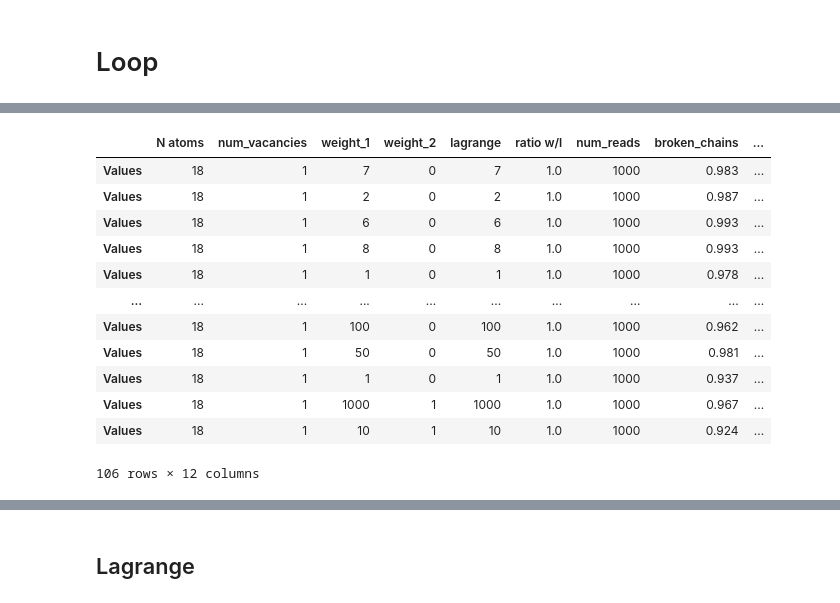
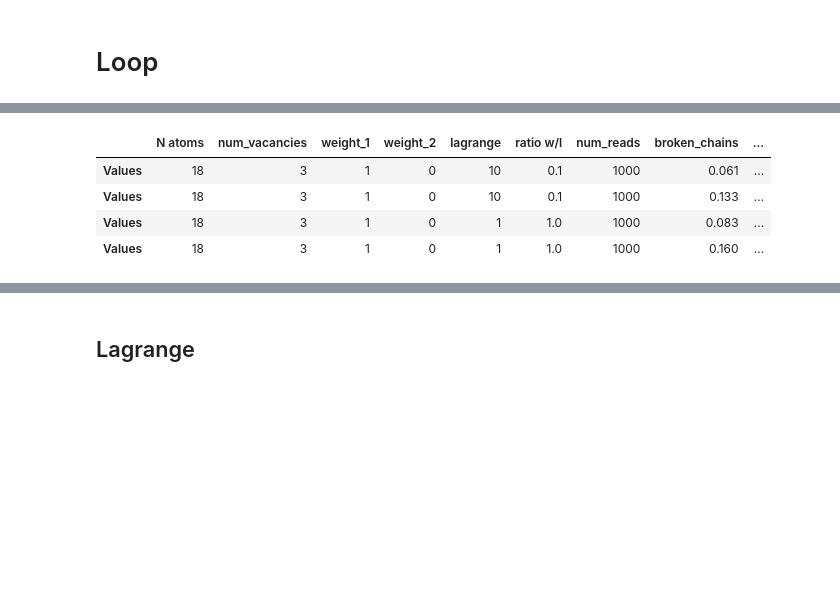
Before and after one commit to cmc-ucl/quantum_computing, a Jupyter notebook: Experiments.ipynb, the cells around one changed output, grey strips where cells are left out. Saved outputs shown, nothing was run; the diff lists cells and outputs as text; code cells hidden in the pictures; blank space fills up the shorter version.

```diff
--- a/Experiments.ipynb
+++ b/Experiments.ipynb
@@ -151,7 +95,7 @@ Broken:  data/graphene_C72_bqm_v36_cF_w110_w20_l10_r1000_t0_1657295151.json
 #INCLUDE BROKEN CHAINS
 import os
 
-directory = 'data'
+directory = 'data/test/'
 
 dataframes = []
 
@@ -163,14 +107,13 @@ for filename in os.listdir(directory):
         param = param.transpose()
         n_vac = param['num_vacancies'].values[0]
         n_atoms = param['N atoms'].values[0]
-        param['broken_chains'] = ratio_broken_chains(df)
-        #param['ratio_feasible'] = ratio_feasible(df,param['num_vacancies'].values[0],remove_broken_chains=False)
-        param['ratio_feasible'] = ratio_feasible(df,param['num_vacancies'].values[0], remove_broken_chains=False)
-        param['energy_distribution_all'] = ', '.join(str(x) for x in energy_distribution(df)[0])
-        param['multiplicity_all'] = ', '.join(str(x) for x in energy_distribution(df)[1])
-        param['energy_distribution'] = ', '.join(str(x) for x in energy_distribution(df, only_feasible=True, vacancies=param['num_vacancies'].values[0])[0])
-        #param['num_broken_bonds'] = ', '.join(str(x) for x in calc_num_broken_bonds(dataframe, remove_broken_chains = True, only_feasible = True, vacancies = param['num_vacancies'].values[0]))
-        param['multiplicity'] = ', '.join(str(x) for x in energy_distribution(df, only_feasible=True, vacancies=param['num_vacancies'].values[0])[1])
+        param['broken_chains'] = find_ratio_broken_chains(df)
+        param['ratio_feasible'] = find_ratio_feasible(df,param['num_vacancies'].values[0], remove_broken_chains=False)
+        param['energy_distribution_all'] = ', '.join(str(x) for x in find_energy_distribution(df)[0])
+        param['multiplicity_all'] = ', '.join(str(x) for x in find_energy_distribution(df)[1])
+        param['energy_distribution'] = ', '.join(str(x) for x in find_energy_distribution(df, only_feasible=True, vacancies=param['num_vacancies'].values[0])[0])
+        #param['num_broken_bonds'] = ', '.join(str(x) for x in find_num_broken_bonds(dataframe, remove_broken_chains = True, only_feasible = True, vacancies = param['num_vacancies'].values[0]))
+        param['multiplicity'] = ', '.join(str(x) for x in find_energy_distribution(df, only_feasible=True, vacancies=param['num_vacancies'].values[0])[1])
         param['ratio w/l'] = param['weight_1'] / param['lagrange']
         #print(energy_distribution(df, only_feasible=True, vacancies=n_vac))
         '''if energy_distribution(df, only_feasible=True, vacancies=n_vac)[0][0] == -(-1 - n_vac*2+n_atoms*1.5):
@@ -182,27 +125,21 @@ for filename in os.listdir(directory):
         #print(param['chain_strength'])
         if param['chain_strength'].all() == None:
             param['chain_strength'] = -1
-            print('YES')
         dataframes.append(param)
 
 df_results = pd.concat(dataframes)
 # %%
-df_results= df_results[df_results['N atoms'] == 18]
+#df_results= df_results[df_results['N atoms'] == 18]
+df_results= df_results[df_results['num_vacancies'] == 3]
 df_all = df_results[['N atoms','num_vacancies', 'weight_1', 'weight_2', 'lagrange','ratio w/l', 'num_reads',
           'broken_chains','ratio_feasible',
-            'energy_distribution', 'multiplicity','chain_strength']].sort_values(['num_vacancies'])
-df_all[df_all['num_vacancies'] == 1].sort_values(by='ratio_feasible')
+            'energy_distribution', 'multiplicity','chain_strength']]#.sort_values(['num_vacancies'])
+#df_all[df_all['num_vacancies'] == 1].sort_values(by='ratio_feasible')
+df_all[df_all['num_vacancies'] == 3].sort_values(by='ratio w/l')
+#df_all
 # %% [output]
 |  | N atoms | num_vacancies | weight_1 | weight_2 | lagrange | ratio w/l | num_reads | broken_chains | ... |
-| Values | 18 | 1 | 7 | 0 | 7 | 1.0 | 1000 | 0.983 | ... |
-| Values | 18 | 1 | 2 | 0 | 2 | 1.0 | 1000 | 0.987 | ... |
-| Values | 18 | 1 | 6 | 0 | 6 | 1.0 | 1000 | 0.993 | ... |
-| Values | 18 | 1 | 8 | 0 | 8 | 1.0 | 1000 | 0.993 | ... |
-| Values | 18 | 1 | 1 | 0 | 1 | 1.0 | 1000 | 0.978 | ... |
-| ... | ... | ... | ... | ... | ... | ... | ... | ... | ... |
-| Values | 18 | 1 | 100 | 0 | 100 | 1.0 | 1000 | 0.962 | ... |
-| Values | 18 | 1 | 50 | 0 | 50 | 1.0 | 1000 | 0.981 | ... |
-| Values | 18 | 1 | 1 | 0 | 1 | 1.0 | 1000 | 0.937 | ... |
-| Values | 18 | 1 | 1000 | 1 | 1000 | 1.0 | 1000 | 0.967 | ... |
-| Values | 18 | 1 | 10 | 1 | 10 | 1.0 | 1000 | 0.924 | ... |
+| Values | 18 | 3 | 1 | 0 | 10 | 0.1 | 1000 | 0.061 | ... |
+| Values | 18 | 3 | 1 | 0 | 10 | 0.1 | 1000 | 0.133 | ... |
+| Values | 18 | 3 | 1 | 0 | 1 | 1.0 | 1000 | 0.083 | ... |
+| Values | 18 | 3 | 1 | 0 | 1 | 1.0 | 1000 | 0.160 | ... |
-106 rows × 12 columns
```
Also changed, not shown: parts of 18 cells of this notebook.
